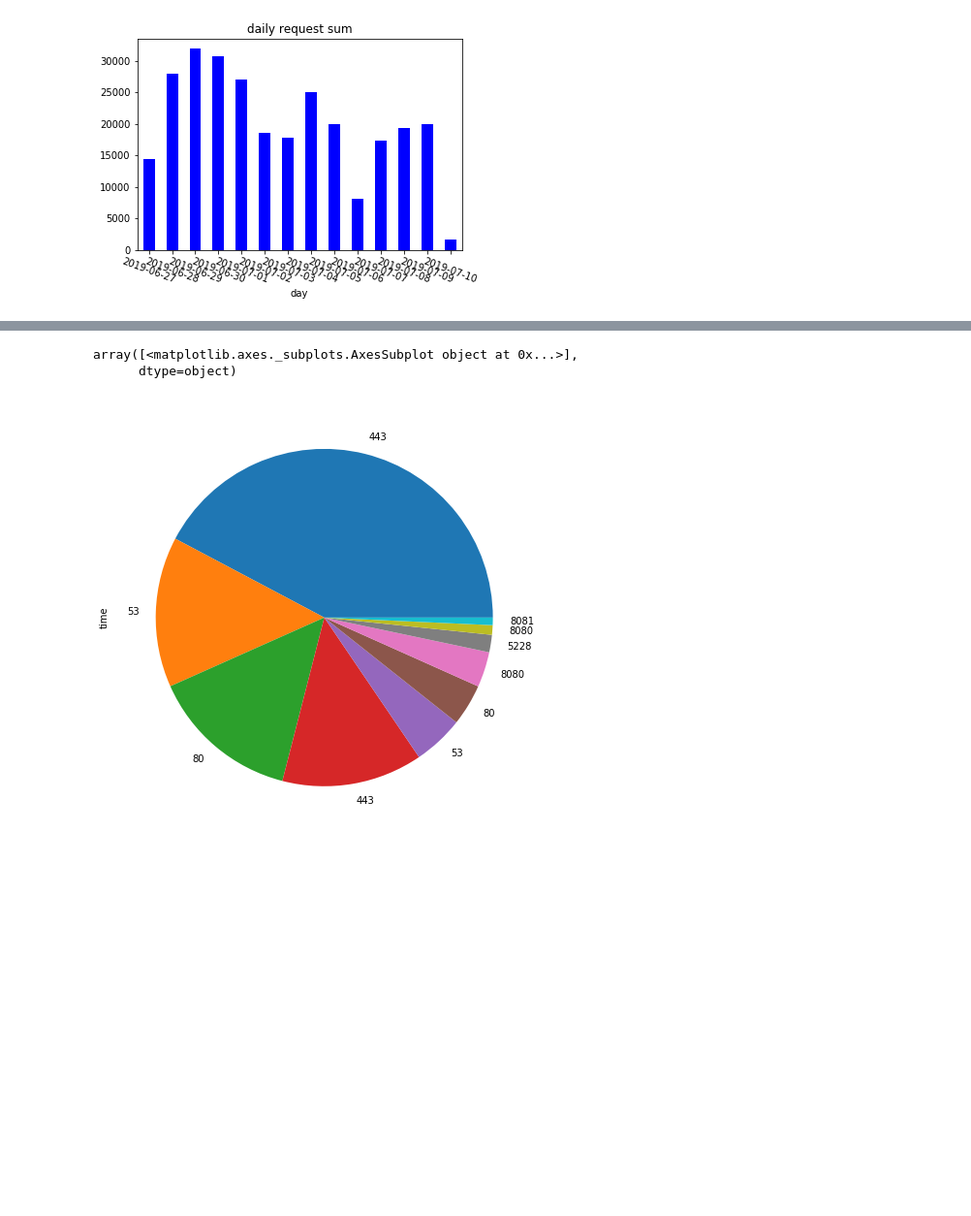
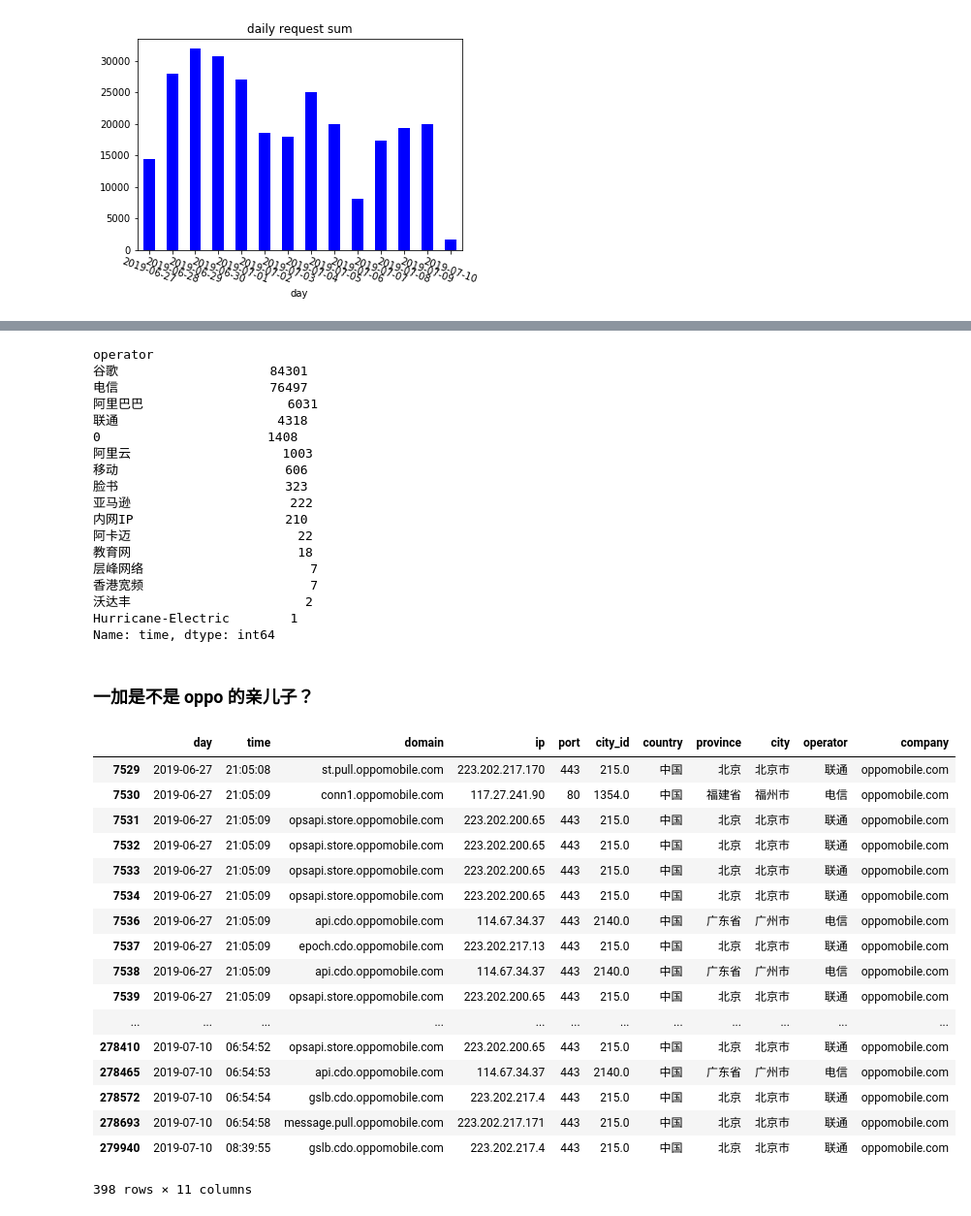
Before and after one commit to wangshub/tracking-my-phone, a Jupyter notebook: visual.ipynb, the cells around one changed output, grey strips where cells are left out. Shown at 97% size. Saved outputs shown, nothing was run; the diff lists cells and outputs as text; code cells hidden in the pictures; blank space fills up the shorter version.

```diff
--- a/visual.ipynb
+++ b/visual.ipynb
@@ -128,7 +163,21 @@ df.groupby(['domain']).count().sort_values(['time'], ascending=False).head(10).p
 # %%
-## 使用端口排名，饼图
-df.groupby(['port']).count().sort_values(['time'], ascending=False).head(10)['time'].plot.pie(subplots=True, figsize=(8, 8))
+df_company.groupby(['operator']).count().sort_values(['time'], ascending=False)['time']
 # %% [output]
-array([<matplotlib.axes._subplots.AxesSubplot object at 0x...>],
-      dtype=object)
+operator
+谷歌                    84301
+电信                    76497
+阿里巴巴                   6031
+联通                     4318
+0                      1408
+阿里云                    1003
+移动                      606
+脸书                      323
+亚马逊                     222
+内网IP                    210
+阿卡迈                      22
+教育网                      18
+层峰网络                      7
+香港宽频                      7
+沃达丰                       2
+Hurricane-Electric        1
+Name: time, dtype: int64
-[figure, removed]
@@ -180,0 +184,24 @@ plt.show()
+# %% [markdown]
+### 一加是不是 oppo 的亲儿子？
+# %%
+df_oppo = df_company[df_company['domain'].apply(lambda x: 'oppo' in x)]
+df_oppo
+# %% [output]
+|  | day | time | domain | ip | port | city_id | country | province | city | operator | company |
+| 7529 | 2019-06-27 | 21:05:08 | st.pull.oppomobile.com | 223.202.217.170 | 443 | 215.0 | 中国 | 北京 | 北京市 | 联通 | oppomobile.com |
+| 7530 | 2019-06-27 | 21:05:09 | conn1.oppomobile.com | 117.27.241.90 | 80 | 1354.0 | 中国 | 福建省 | 福州市 | 电信 | oppomobile.com |
+| 7531 | 2019-06-27 | 21:05:09 | opsapi.store.oppomobile.com | 223.202.200.65 | 443 | 215.0 | 中国 | 北京 | 北京市 | 联通 | oppomobile.com |
+| 7532 | 2019-06-27 | 21:05:09 | opsapi.store.oppomobile.com | 223.202.200.65 | 443 | 215.0 | 中国 | 北京 | 北京市 | 联通 | oppomobile.com |
+| 7533 | 2019-06-27 | 21:05:09 | opsapi.store.oppomobile.com | 223.202.200.65 | 443 | 215.0 | 中国 | 北京 | 北京市 | 联通 | oppomobile.com |
+| 7534 | 2019-06-27 | 21:05:09 | opsapi.store.oppomobile.com | 223.202.200.65 | 443 | 215.0 | 中国 | 北京 | 北京市 | 联通 | oppomobile.com |
+| 7536 | 2019-06-27 | 21:05:09 | api.cdo.oppomobile.com | 114.67.34.37 | 443 | 2140.0 | 中国 | 广东省 | 广州市 | 电信 | oppomobile.com |
+| 7537 | 2019-06-27 | 21:05:09 | epoch.cdo.oppomobile.com | 223.202.217.13 | 443 | 215.0 | 中国 | 北京 | 北京市 | 联通 | oppomobile.com |
+| 7538 | 2019-06-27 | 21:05:09 | api.cdo.oppomobile.com | 114.67.34.37 | 443 | 2140.0 | 中国 | 广东省 | 广州市 | 电信 | oppomobile.com |
+| 7539 | 2019-06-27 | 21:05:09 | opsapi.store.oppomobile.com | 223.202.200.65 | 443 | 215.0 | 中国 | 北京 | 北京市 | 联通 | oppomobile.com |
+| ... | ... | ... | ... | ... | ... | ... | ... | ... | ... | ... | ... |
+| 278410 | 2019-07-10 | 06:54:52 | opsapi.store.oppomobile.com | 223.202.200.65 | 443 | 215.0 | 中国 | 北京 | 北京市 | 联通 | oppomobile.com |
+| 278465 | 2019-07-10 | 06:54:53 | api.cdo.oppomobile.com | 114.67.34.37 | 443 | 2140.0 | 中国 | 广东省 | 广州市 | 电信 | oppomobile.com |
+| 278572 | 2019-07-10 | 06:54:54 | gslb.cdo.oppomobile.com | 223.202.217.4 | 443 | 215.0 | 中国 | 北京 | 北京市 | 联通 | oppomobile.com |
+| 278693 | 2019-07-10 | 06:54:58 | message.pull.oppomobile.com | 223.202.217.171 | 443 | 215.0 | 中国 | 北京 | 北京市 | 联通 | oppomobile.com |
+| 279940 | 2019-07-10 | 08:39:55 | gslb.cdo.oppomobile.com | 223.202.217.4 | 443 | 215.0 | 中国 | 北京 | 北京市 | 联通 | oppomobile.com |
+398 rows × 11 columns
```
Also changed, not shown: parts of 23 cells of this notebook.
